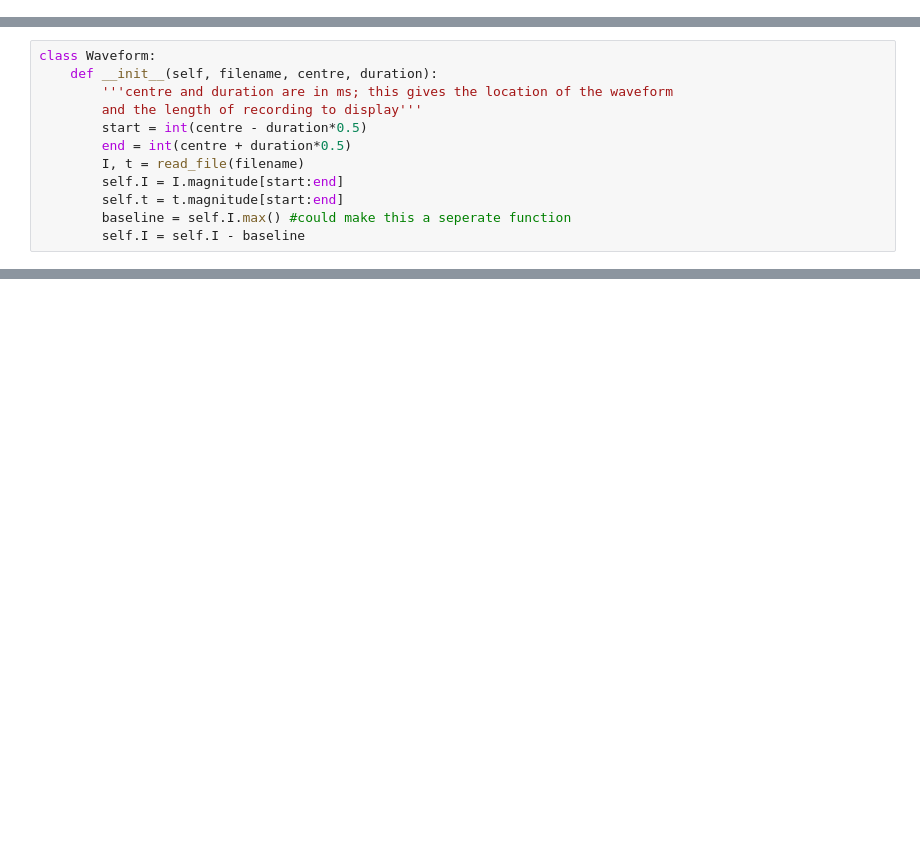
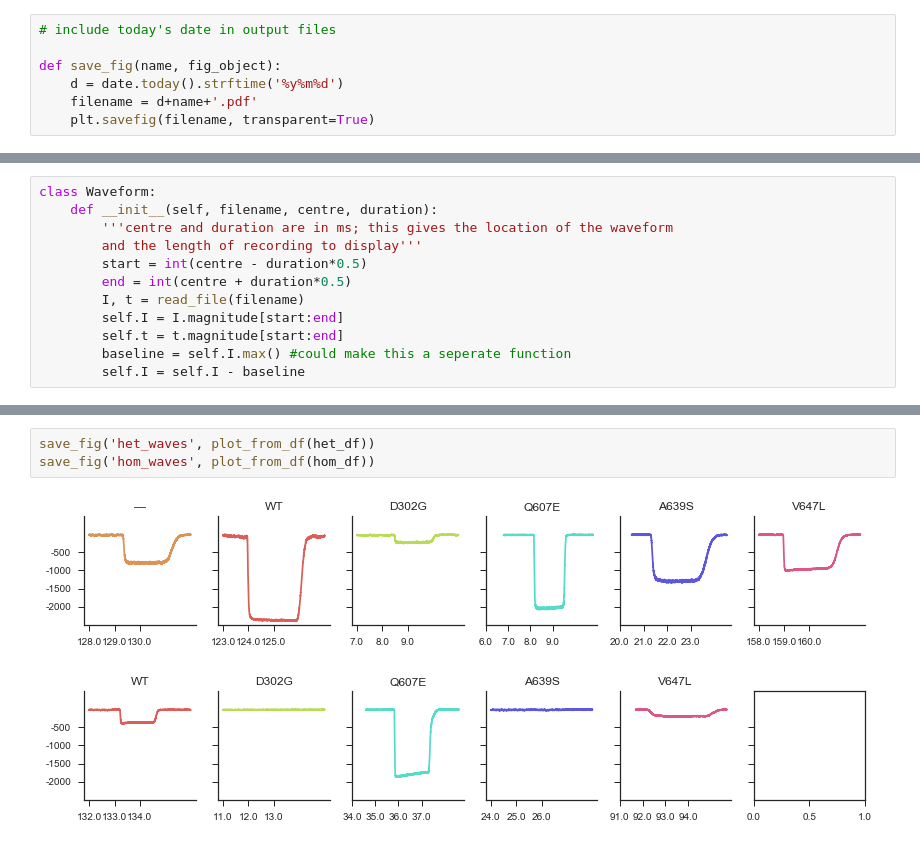
Before and after one commit to KullmannLab/AMPA_Synaptopathies, a Jupyter notebook: FigureSnips.ipynb, the cells around one changed output, grey strips where cells are left out. Cells and saved outputs as stored; diff of their text form; blank space fills up the shorter version.

```diff
--- a/FigureSnips.ipynb
+++ b/FigureSnips.ipynb
@@ -55,0 +41,7 @@ df = df.sort_values('order')
+# %%
+# include today's date in output files
+
+def save_fig(name, fig_object):
+    d = date.today().strftime('%y%m%d')
+    filename = d+name+'.pdf'
+    plt.savefig(filename, transparent=True)
@@ -92,0 +120,6 @@ plt.show()
+# %%
+save_fig('het_waves', plot_from_df(het_df))
+save_fig('hom_waves', plot_from_df(hom_df))
+# %% [output]
+[figure, added]
+[figure, added]
```
Also changed, not shown: parts of 14 cells of this notebook.
